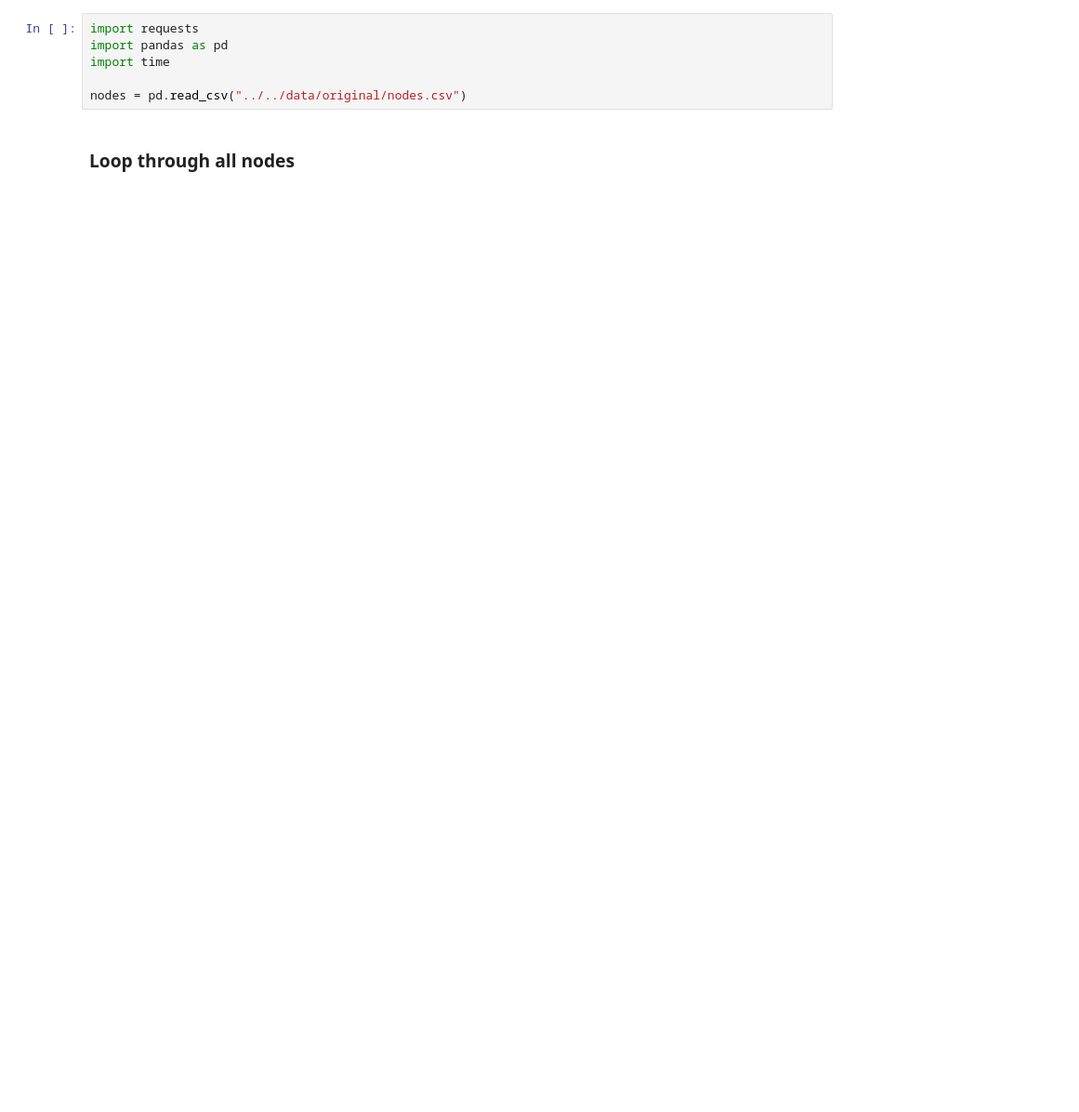
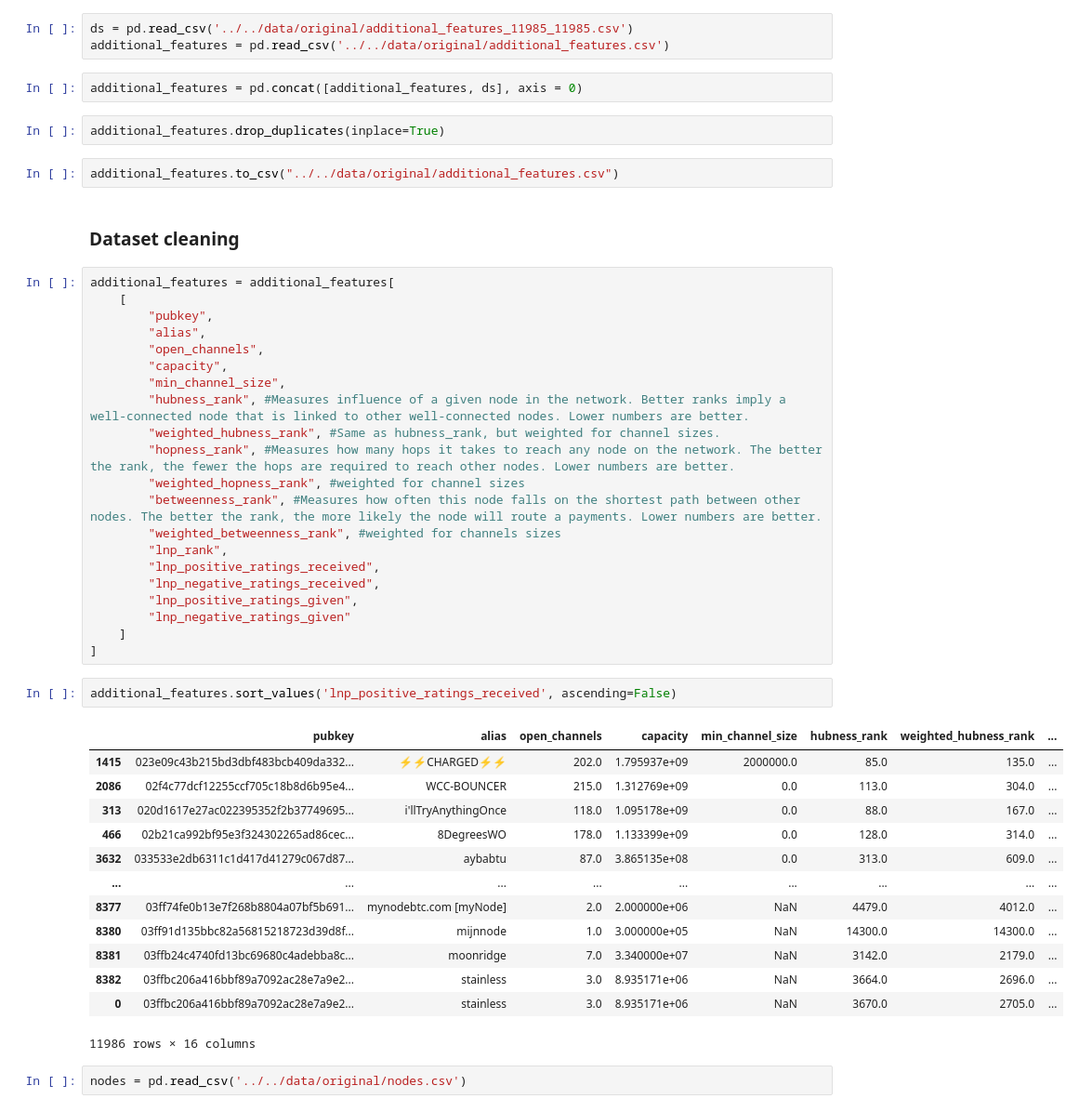
Before and after one commit to FiliTol/LN-pathfinding, a Jupyter notebook: scripts/original/retrieve_additional_data.ipynb, the cells around one changed output. Shown at 93% size. Saved outputs shown, nothing was run; the diff lists cells and outputs as text; blank space fills up the shorter version.

```diff
--- a/scripts/original/retrieve_additional_data.ipynb
+++ b/scripts/original/retrieve_additional_data.ipynb
@@ -1,8 +3,50 @@
+# %%
+ds = pd.read_csv('../../data/original/additional_features_11985_11985.csv')
+additional_features = pd.read_csv('../../data/original/additional_features.csv')
+# %%
+additional_features = pd.concat([additional_features, ds], axis = 0)
+# %%
+additional_features.drop_duplicates(inplace=True)
+# %%
+additional_features.to_csv("../../data/original/additional_features.csv")
+# %% [markdown]
+### Dataset cleaning
+# %%
+additional_features = additional_features[
+    [
+        "pubkey",
+        "alias",
+        "open_channels",
+        "capacity",
+        "min_channel_size",
+        "hubness_rank", #Measures influence of a given node in the network. Better ranks imply a well-connected node that is linked to other well-connected nodes. Lower numbers are better.
+        "weighted_hubness_rank", #Same as hubness_rank, but weighted for channel sizes.
+        "hopness_rank", #Measures how many hops it takes to reach any node on the network. The better the rank, the fewer the hops are required to reach other nodes. Lower numbers are better.
+        "weighted_hopness_rank", #weighted for channel sizes
+        "betweenness_rank", #Measures how often this node falls on the shortest path between other nodes. The better the rank, the more likely the node will route a payments. Lower numbers are better.
+        "weighted_betweenness_rank", #weighted for channels sizes
+        "lnp_rank",
+        "lnp_positive_ratings_received",
+        "lnp_negative_ratings_received",
+        "lnp_positive_ratings_given",
+        "lnp_negative_ratings_given"
+    ]
+]
+# %%
+additional_features.sort_values('lnp_positive_ratings_received', ascending=False)
+# %% [output]
+|  | pubkey | alias | open_channels | capacity | min_channel_size | hubness_rank | weighted_hubness_rank | ... |
+| 1415 | 023e09c43b215bd3dbf483bcb409da332... | ⚡⚡CHARGED⚡⚡ | 202.0 | 1.795937e+09 | 2000000.0 | 85.0 | 135.0 | ... |
+| 2086 | 02f4c77dcf12255ccf705c18b8d6b95e4... | WCC-BOUNCER | 215.0 | 1.312769e+09 | 0.0 | 113.0 | 304.0 | ... |
+| 313 | 020d1617e27ac022395352f2b37749695... | i'llTryAnythingOnce | 118.0 | 1.095178e+09 | 0.0 | 88.0 | 167.0 | ... |
+| 466 | 02b21ca992bf95e3f324302265ad86cec... | 8DegreesWO | 178.0 | 1.133399e+09 | 0.0 | 128.0 | 314.0 | ... |
+| 3632 | 033533e2db6311c1d417d41279c067d87... | aybabtu | 87.0 | 3.865135e+08 | 0.0 | 313.0 | 609.0 | ... |
+| ... | ... | ... | ... | ... | ... | ... | ... | ... |
+| 8377 | 03ff74fe0b13e7f268b8804a07bf5b691... | mynodebtc.com [myNode] | 2.0 | 2.000000e+06 | NaN | 4479.0 | 4012.0 | ... |
+| 8380 | 03ff91d135bbc82a56815218723d39d8f... | mijnnode | 1.0 | 3.000000e+05 | NaN | 14300.0 | 14300.0 | ... |
+| 8381 | 03ffb24c4740fd13bc69680c4adebba8c... | moonridge | 7.0 | 3.340000e+07 | NaN | 3142.0 | 2179.0 | ... |
+| 8382 | 03ffbc206a416bbf89a7092ac28e7a9e2... | stainless | 3.0 | 8.935171e+06 | NaN | 3664.0 | 2696.0 | ... |
+| 0 | 03ffbc206a416bbf89a7092ac28e7a9e2... | stainless | 3.0 | 8.935171e+06 | NaN | 3670.0 | 2705.0 | ... |
+11986 rows × 16 columns
 # %%
-import requests
-import pandas as pd
-import time
-
-nodes = pd.read_csv("../../data/original/nodes.csv")
+nodes = pd.read_csv('../../data/original/nodes.csv')
-# %% [markdown]
-### Loop through all nodes
```
Also changed, not shown: parts of 8 cells of this notebook, 10 other files.
